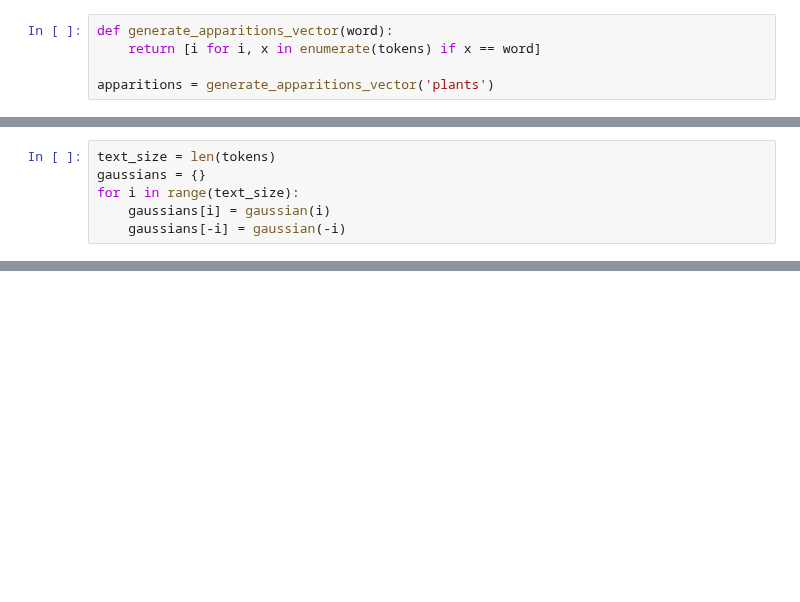
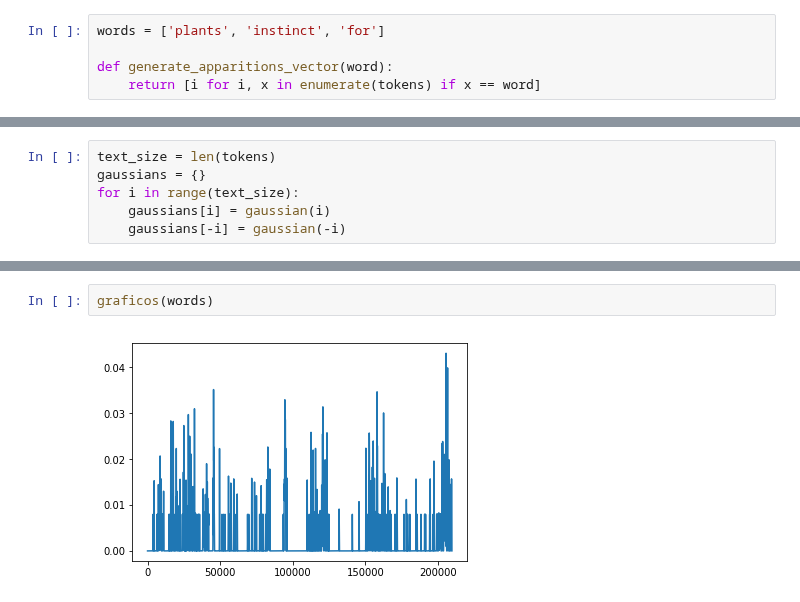
Before and after one commit to MascittiJA/CienciaDatos, a Jupyter notebook: tp6/tp6.ipynb, the cells around one changed output, grey strips where cells are left out. Saved outputs shown, nothing was run; the diff lists cells and outputs as text; blank space fills up the shorter version.

```diff
--- a/tp6/tp6.ipynb
+++ b/tp6/tp6.ipynb
@@ -129,8 +110,8 @@ tokens
 # %%
+words = ['plants', 'instinct', 'for']
+
 def generate_apparitions_vector(word):
     return [i for i, x in enumerate(tokens) if x == word]
-
-apparitions = generate_apparitions_vector('plants')
 # %%
 std = 50
 std_square = std ** 2
@@ -162,0 +187,4 @@ plt.show()
+# %%
+graficos(words)
+# %% [output]
+[figure, added]
```
Also changed, not shown: parts of 6 cells of this notebook.
